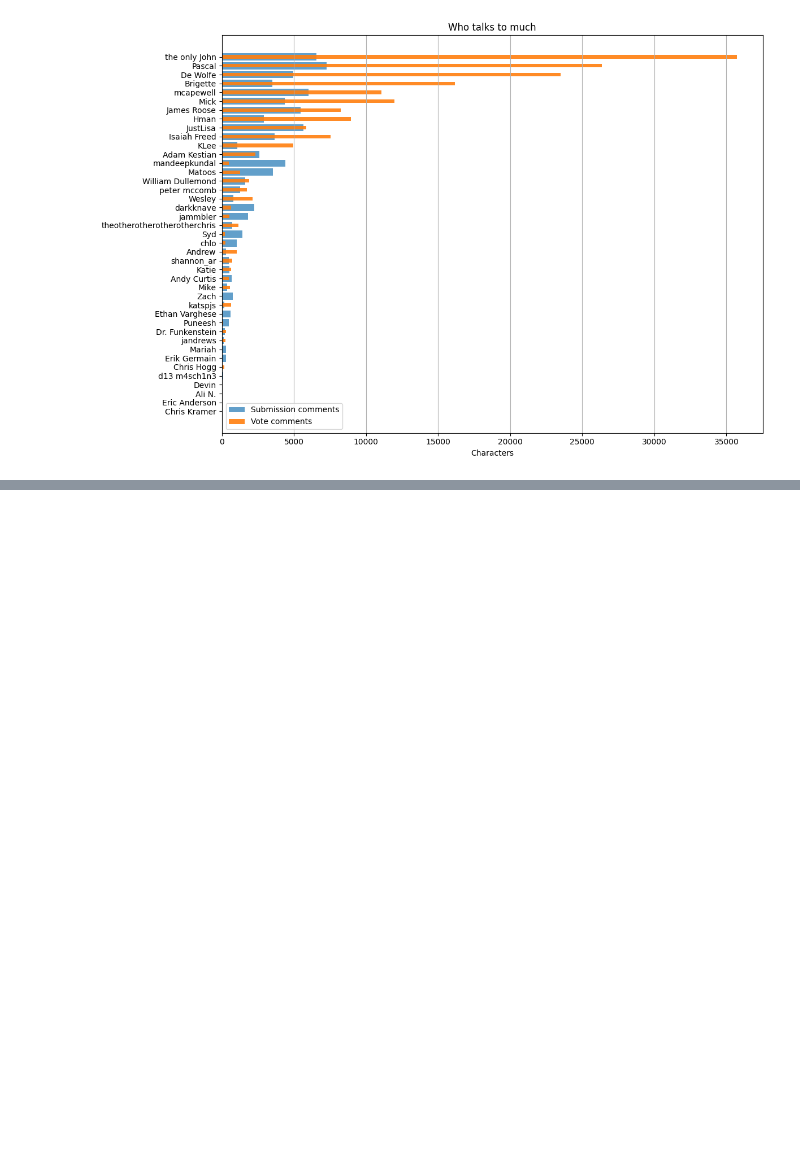
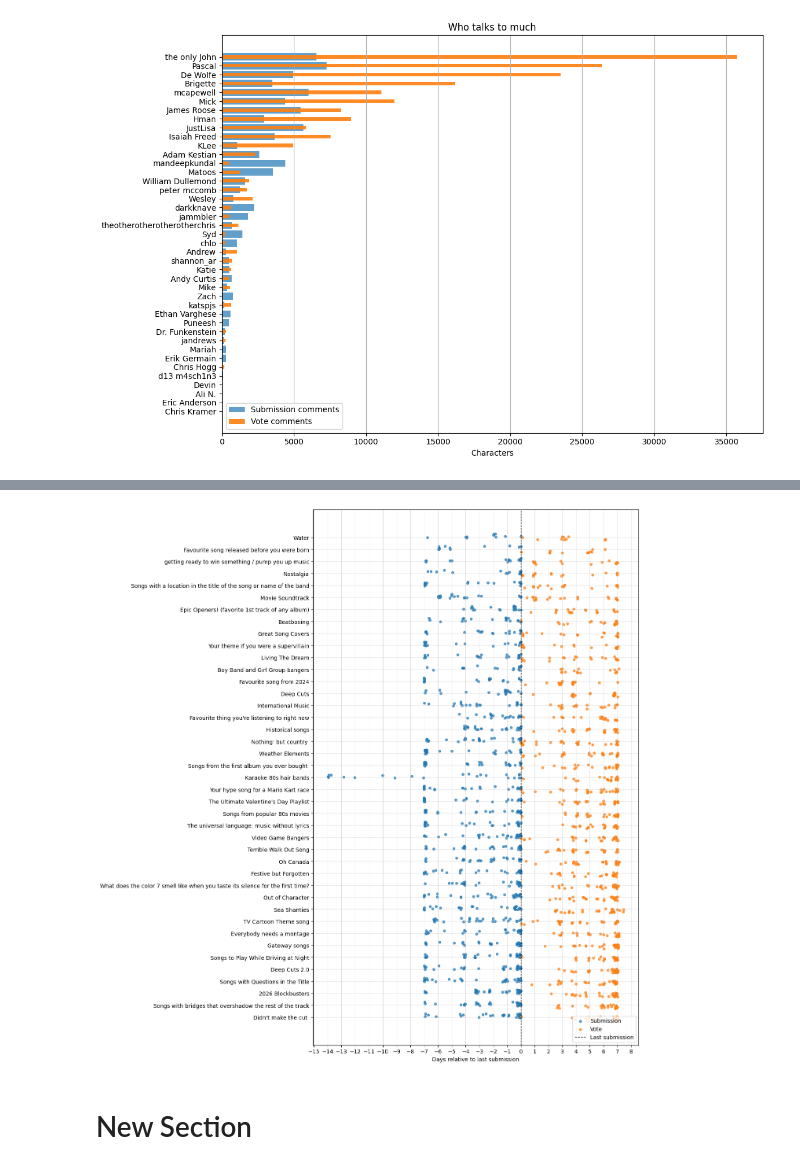
Before and after one commit to Briggernaut/MusicLeagueAnalysis, a Jupyter notebook: MusicLeagueAnalysis.ipynb, the cells around one changed output, grey strips where cells are left out. Cells and saved outputs as stored; diff of their text form; code cells hidden in the pictures; blank space fills up the shorter version.

Commit message:
Add Submission & Voting Time ScatterPlot

```diff
--- a/MusicLeagueAnalysis.ipynb
+++ b/MusicLeagueAnalysis.ipynb
@@ -350,0 +351,48 @@ plt.show()
+# %%
+#@title Submission & Voting Timing
+import numpy as np
+from matplotlib.ticker import MultipleLocator
+
+subs = submissions_df[['Round ID', 'Created']].copy()
+subs['Created'] = pd.to_datetime(subs['Created'], utc=True)
+votes = votes_df[['Round ID', 'Voter ID', 'Created']].copy()
+votes['Created'] = pd.to_datetime(votes['Created'], utc=True)
+votes = votes.groupby(['Round ID', 'Voter ID'], as_index=False)['Created'].max()
+
+# Anchor every round on its last submission (time 0)
+last_sub = subs.groupby('Round ID')['Created'].max().rename('Last submission')
+subs = subs.join(last_sub, on='Round ID')
+votes = votes.join(last_sub, on='Round ID').dropna(subset=['Last submission'])
+subs['Days'] = (subs['Created'] - subs['Last submission']).dt.total_seconds() / 86400
+votes['Days'] = (votes['Created'] - votes['Last submission']).dt.total_seconds() / 86400
+
+# Sort the rounds
+round_dates = rounds_df.set_index('ID')['Created'].pipe(pd.to_datetime, utc=True)
+round_dates = round_dates.reindex(last_sub.index).fillna(subs.groupby('Round ID')['Created'].min())
+round_order = round_dates.sort_values().index
+round_names = {r: f'Round {i + 1}' for i, r in enumerate(round_order)}
+round_names.update(rounds_df.set_index('ID')['Name'].to_dict())
+
+fig, ax = plt.subplots(figsize=(14, max(4, 0.35 * len(round_order))))
+
+# Grid
+jitter = np.random.default_rng(0).uniform(-0.35, 0.35, size=len(subs) + len(votes))
+ax.scatter(subs['Days'], subs['Round ID'].map(y_pos) - 0.12 + jitter[:len(subs)] * 0.5,
+           s=18, alpha=0.7, label='Submission')
+ax.scatter(votes['Days'], votes['Round ID'].map(y_pos) + 0.12 + jitter[len(subs):] * 0.5,
+           s=18, alpha=0.7, label='Vote')
+ax.axvline(0, color='black', linestyle='--', linewidth=1, label='Last submission')
+ax.set_yticks(range(len(round_order)))
+ax.set_yticklabels([round_names.get(r, r) for r in round_order])
+ax.invert_yaxis()
+ax.xaxis.set_major_locator(MultipleLocator(1))  # a gridline every day
+ax.set_xlabel('Days relative to last submission')
+ax.legend(loc='lower right')
+ax.grid(True, alpha=0.4)
+
+plt.tight_layout()
+plt.show()
+# %% [output]
+[figure, added]
+# %% [markdown]
+# New Section
```
Also changed, not shown: parts of 1 cell of this notebook.
